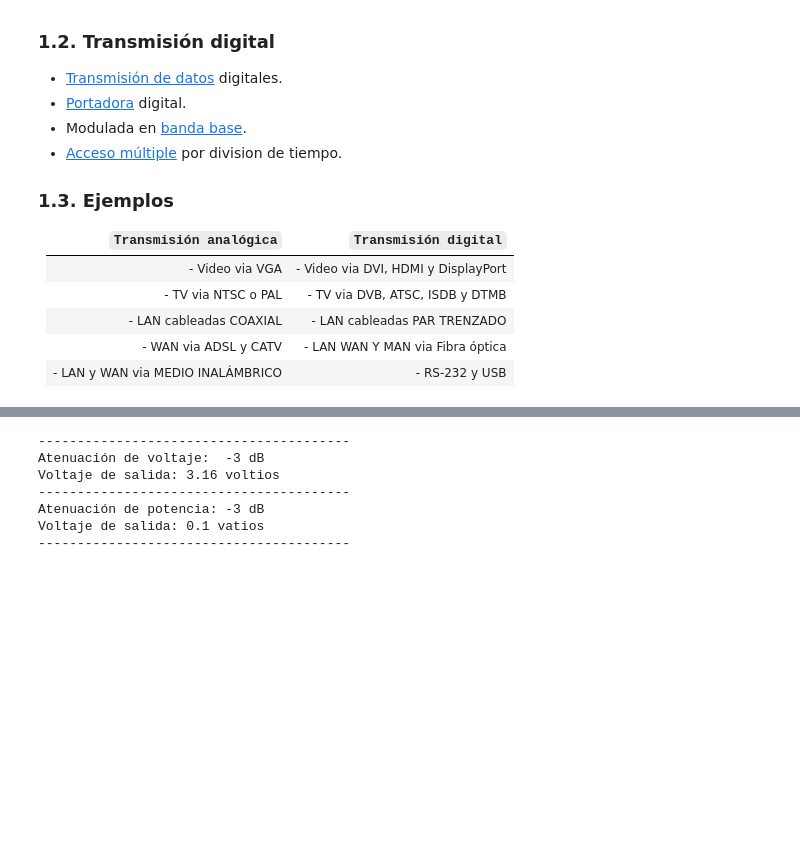
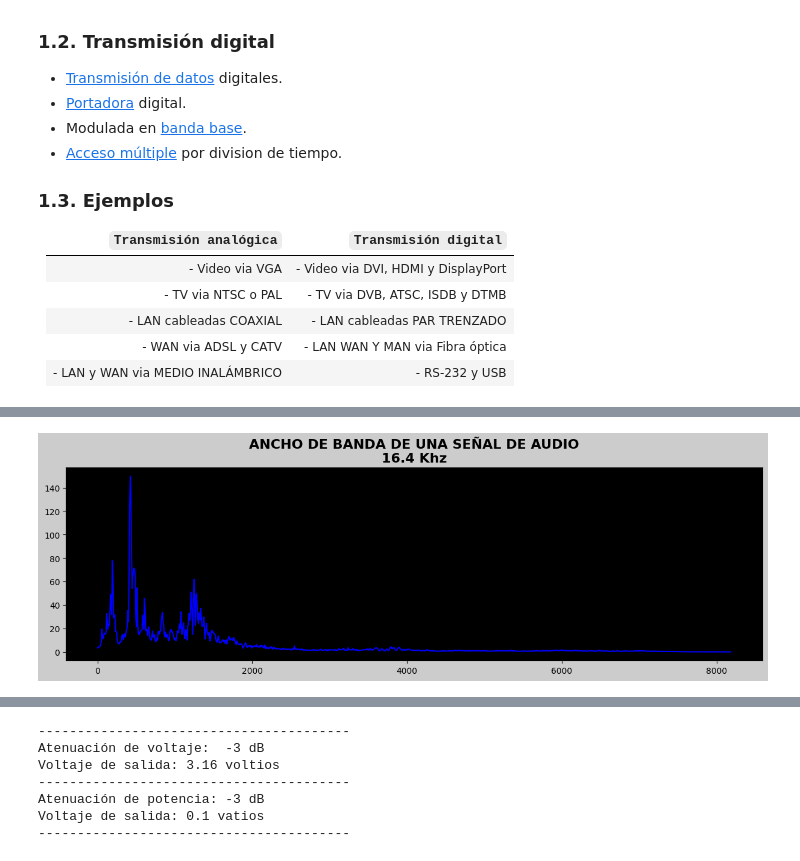
Before and after one commit to GiancarloBenavides/Telematics, a Jupyter notebook: 22-Encolamiento/22.2_transmision.ipynb, the cells around one changed output, grey strips where cells are left out. Cells and saved outputs as stored; diff of their text form; code cells hidden in the pictures; blank space fills up the shorter version.

```diff
--- a/22-Encolamiento/22.2_transmision.ipynb
+++ b/22-Encolamiento/22.2_transmision.ipynb
@@ -145,3 +179,17 @@ KeyboardInterrupt:
+# %%
+%matplotlib inline
+promedio = suma/iteraciones
+promedio = promedio[0:FRAMES//2]
+fig = plt.figure(layout="constrained", facecolor='0.8', figsize=(12, 4))
+plt.plot(F, promedio, 'b')
+
+plt.title(
+    "Ancho de banda de una señal de Audio\n".upper() +
+    f"{frecuencia_de_muestreo/1_000:.1f} Khz", fontsize=16, fontweight="bold")
+
+plt.show()
+# %% [output]
+[figure, added]
 # %% [markdown]
 ## 2. Factores que afectan la transmisión  ✔
 
```
Also changed, not shown: parts of 3 cells of this notebook, 1 other file.
